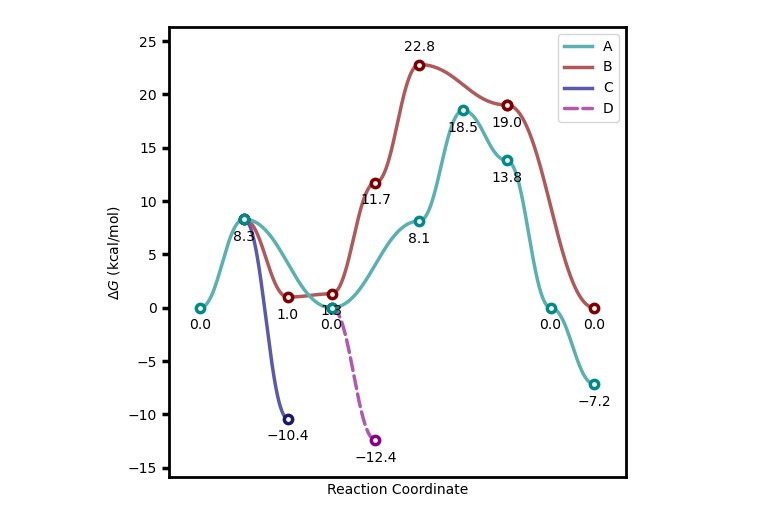
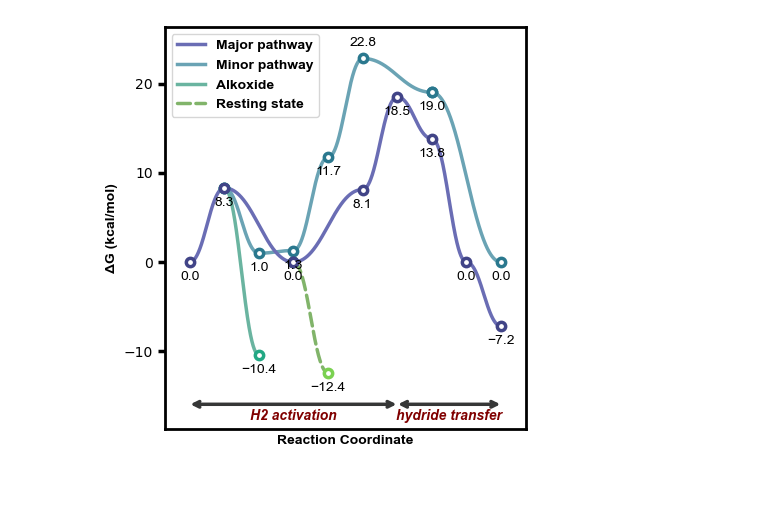
Before and after one commit to aligfellow/plotprofile, a Jupyter notebook: examples/example.ipynb, the cells around one changed output. Cells and saved outputs as stored; diff of their text form; code cells hidden in the pictures; blank space fills up the shorter version.

```diff
--- a/examples/example.ipynb
+++ b/examples/example.ipynb
@@ -1,27 +1,30 @@
 # %%
 import os
 import sys
 from pathlib import Path
 sys.path.append(str(Path("..") / "src"))
 
 import plotProfile
 import numpy as np
+import seaborn as sns
 
 energy_sets = {
-    "A": [0.00, 8.31, 0.00, 0.00, 0.00, 8.13, 18.5, 13.83, 0.00, -7.17],
-    "B": [np.nan, 8.31, 1.0, 1.3, 11.73, 22.81, 19.02, 19.02, 19.02, 0.00],
-    "C": [np.nan, 8.31, -10.4],
-    "D": [np.nan, np.nan, np.nan, 0.0, -12.4],
+    "Major pathway": [0.00, 8.31, 0.00, 0.00, 0.00, 8.13, 18.5, 13.83, 0.00, -7.17],
+    "Minor pathway": [np.nan, 8.31, 1.0, 1.3, 11.73, 22.81, 19.02, 19.02, 19.02, 0.00],
+    "Alkoxide": [np.nan, 8.31, -10.4],
+    "Resting state": [np.nan, np.nan, np.nan, 0.0, -12.4],
 }
 
 annotations = [
     { 'start': 0, 'end': 6, 'label': 'H2 activation'},
     { 'start': 6, 'end': 9, 'label': 'hydride transfer'},
     ]
+colors = sns.mpl_palette("viridis", len(energy_sets))
+# colors = ["teal", "maroon", "midnightblue", "darkmagenta", "darkgreen", "saddlebrown"]
 
-plotter = plotProfile.plot.ReactionProfilePlotter(style="default", dashed=["D"], point_type='hollow', segment_annotations=annotations, axes="box")
+plotter = plotProfile.plot.ReactionProfilePlotter(style="default", figsize=(4.5,4.5), dashed=["Resting state"], point_type='hollow', desaturate_factor=1.1, segment_annotations=annotations, axes="box", colors=colors)
 plotter.plot(energy_sets)
 
 # plotProfile.plot.plot_profile(energy_sets, dashed=[2,3], curviness=0.5, desaturate=True)
 # %% [output]
-[figure, old version]
+[figure, new version]
```
Also changed, not shown: 2 other files.
